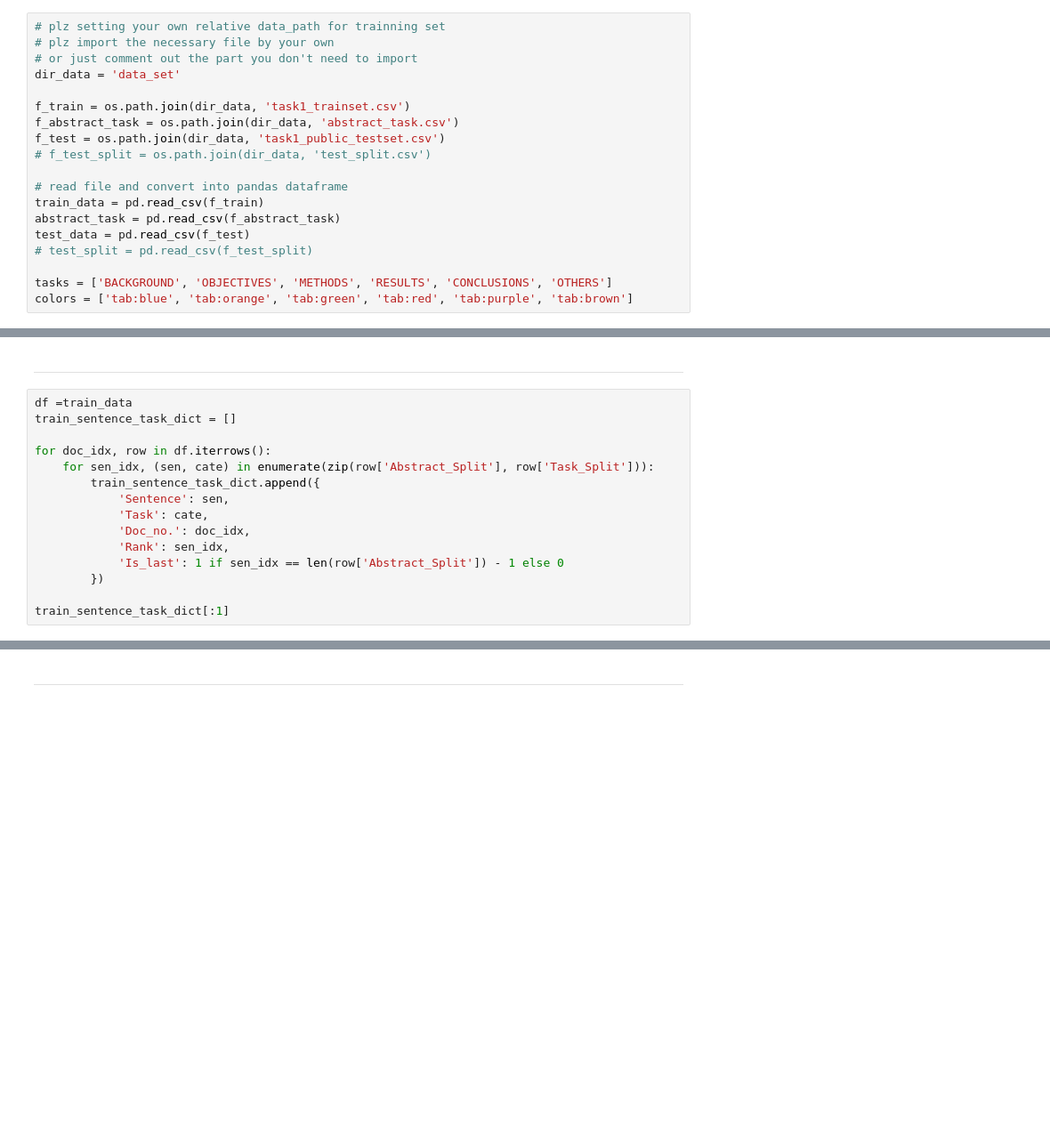
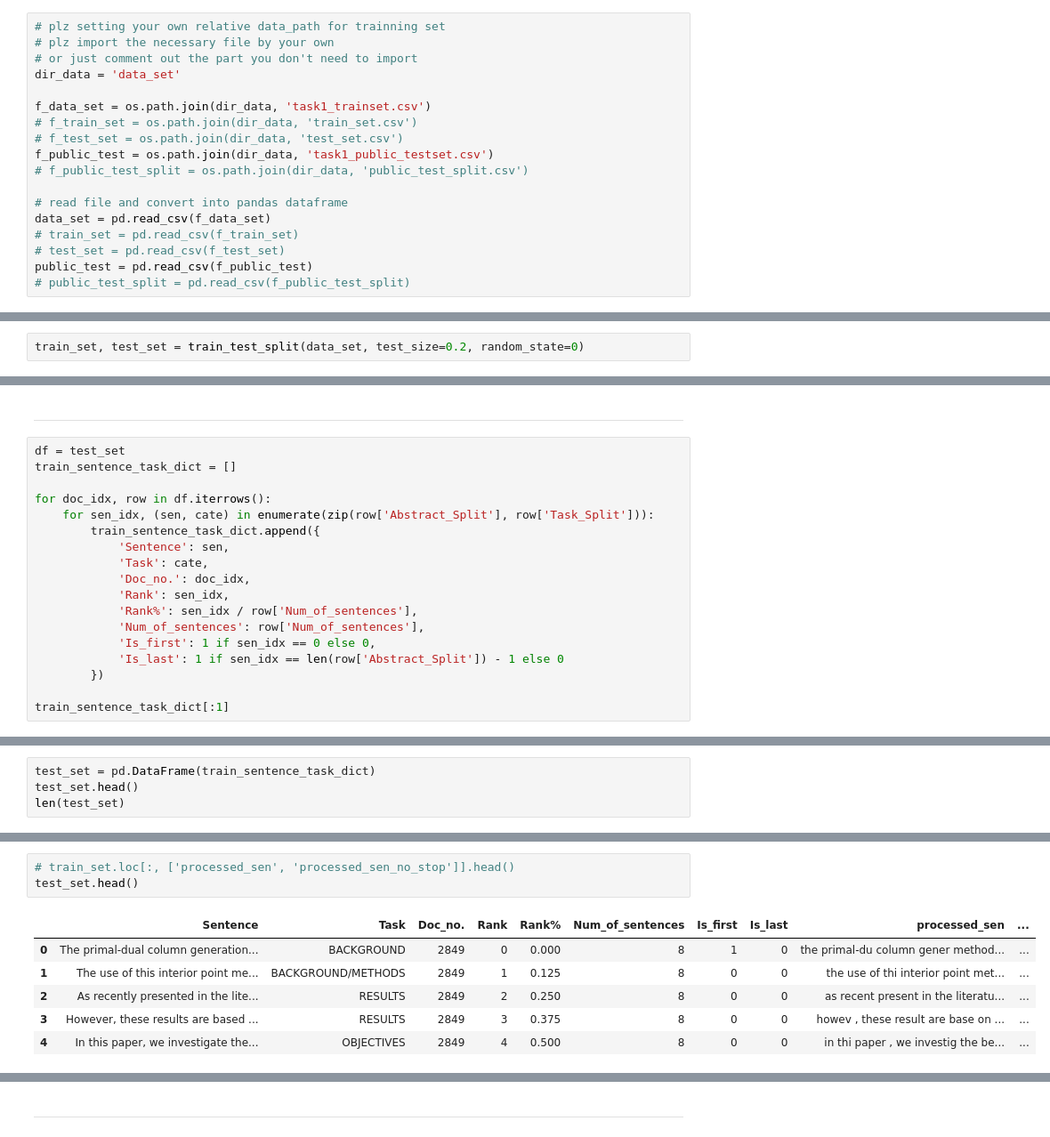
Before and after one commit to pclightyear/AI_Cup_Abstract_Labeling_Competition, a Jupyter notebook: sentence_task_preprocess.ipynb, the cells around one changed output, grey strips where cells are left out. Shown at 89% size. Drawn from its saved outputs; the diff is of its cells as text; blank space fills up the shorter version.

Commit message:
Split the 7k train set into train set and test set

```diff
--- a/sentence_task_preprocess.ipynb
+++ b/sentence_task_preprocess.ipynb
@@ -22,16 +25,15 @@ import time
 # or just comment out the part you don't need to import
 dir_data = 'data_set'
 
-f_train = os.path.join(dir_data, 'task1_trainset.csv')
-f_abstract_task = os.path.join(dir_data, 'abstract_task.csv')
-f_test = os.path.join(dir_data, 'task1_public_testset.csv')
-# f_test_split = os.path.join(dir_data, 'test_split.csv')
+f_data_set = os.path.join(dir_data, 'task1_trainset.csv')
+# f_train_set = os.path.join(dir_data, 'train_set.csv')
+# f_test_set = os.path.join(dir_data, 'test_set.csv')
+f_public_test = os.path.join(dir_data, 'task1_public_testset.csv')
+# f_public_test_split = os.path.join(dir_data, 'public_test_split.csv')
 
 # read file and convert into pandas dataframe
-train_data = pd.read_csv(f_train)
-abstract_task = pd.read_csv(f_abstract_task)
-test_data = pd.read_csv(f_test)
-# test_split = pd.read_csv(f_test_split)
-
-tasks = ['BACKGROUND', 'OBJECTIVES', 'METHODS', 'RESULTS', 'CONCLUSIONS', 'OTHERS']
-colors = ['tab:blue', 'tab:orange', 'tab:green', 'tab:red', 'tab:purple', 'tab:brown']
+data_set = pd.read_csv(f_data_set)
+# train_set = pd.read_csv(f_train_set)
+# test_set = pd.read_csv(f_test_set)
+public_test = pd.read_csv(f_public_test)
+# public_test_split = pd.read_csv(f_public_test_split)
@@ -40,0 +52,2 @@ test_data['Abstract_Split'] = test_data['Abstract'].apply(lambda a : a.split('$$
+# %%
+train_set, test_set = train_test_split(data_set, test_size=0.2, random_state=0)
@@ -82,7 +78,7 @@ test_split.head()
 # %% [markdown]
 ---
 # %%
-df =train_data
+df = test_set
 train_sentence_task_dict = []
 
 for doc_idx, row in df.iterrows():
@@ -92,6 +88,9 @@ for doc_idx, row in df.iterrows():
             'Task': cate,
             'Doc_no.': doc_idx,
             'Rank': sen_idx,
+            'Rank%': sen_idx / row['Num_of_sentences'],
+            'Num_of_sentences': row['Num_of_sentences'],
+            'Is_first': 1 if sen_idx == 0 else 0,
             'Is_last': 1 if sen_idx == len(row['Abstract_Split']) - 1 else 0
         })
 
@@ -98,0 +113,4 @@ train_sentence_task_dict[:1]
+# %%
+test_set = pd.DataFrame(train_sentence_task_dict)
+test_set.head()
+len(test_set)
@@ -211,0 +196,10 @@ test_split.head()s
+# %%
+# train_set.loc[:, ['processed_sen', 'processed_sen_no_stop']].head()
+test_set.head()
+# %% [output]
+|  | Sentence | Task | Doc_no. | Rank | Rank% | Num_of_sentences | Is_first | Is_last | processed_sen | ... |
+| 0 | The primal-dual column generation... | BACKGROUND | 2849 | 0 | 0.000 | 8 | 1 | 0 | the primal-du column gener method... | ... |
+| 1 | The use of this interior point me... | BACKGROUND/METHODS | 2849 | 1 | 0.125 | 8 | 0 | 0 | the use of thi interior point met... | ... |
+| 2 | As recently presented in the lite... | RESULTS | 2849 | 2 | 0.250 | 8 | 0 | 0 | as recent present in the literatu... | ... |
+| 3 | However, these results are based ... | RESULTS | 2849 | 3 | 0.375 | 8 | 0 | 0 | howev , these result are base on ... | ... |
+| 4 | In this paper, we investigate the... | OBJECTIVES | 2849 | 4 | 0.500 | 8 | 0 | 0 | in thi paper , we investig the be... | ... |
```
Also changed, not shown: parts of 54 cells of this notebook, 5 other files.
